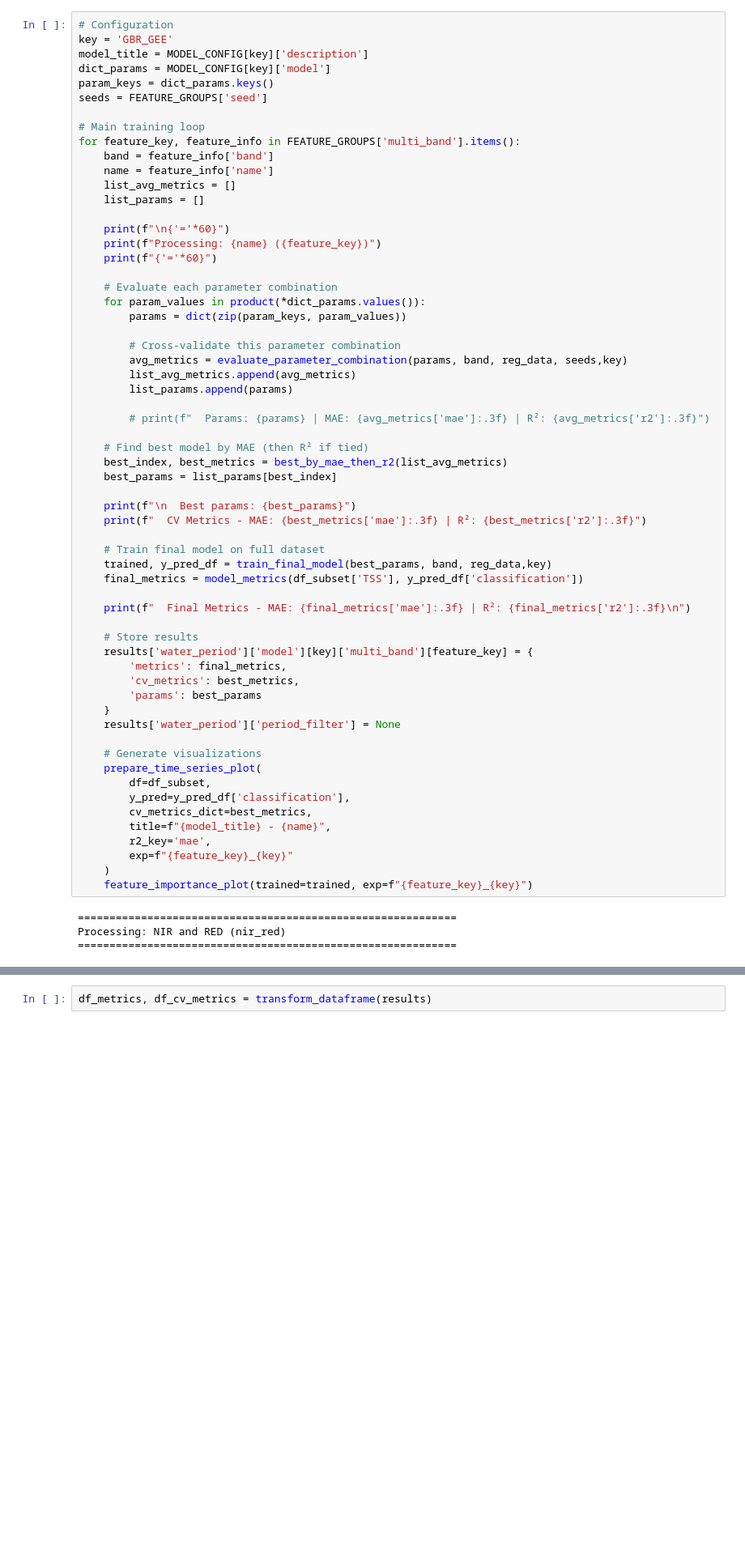
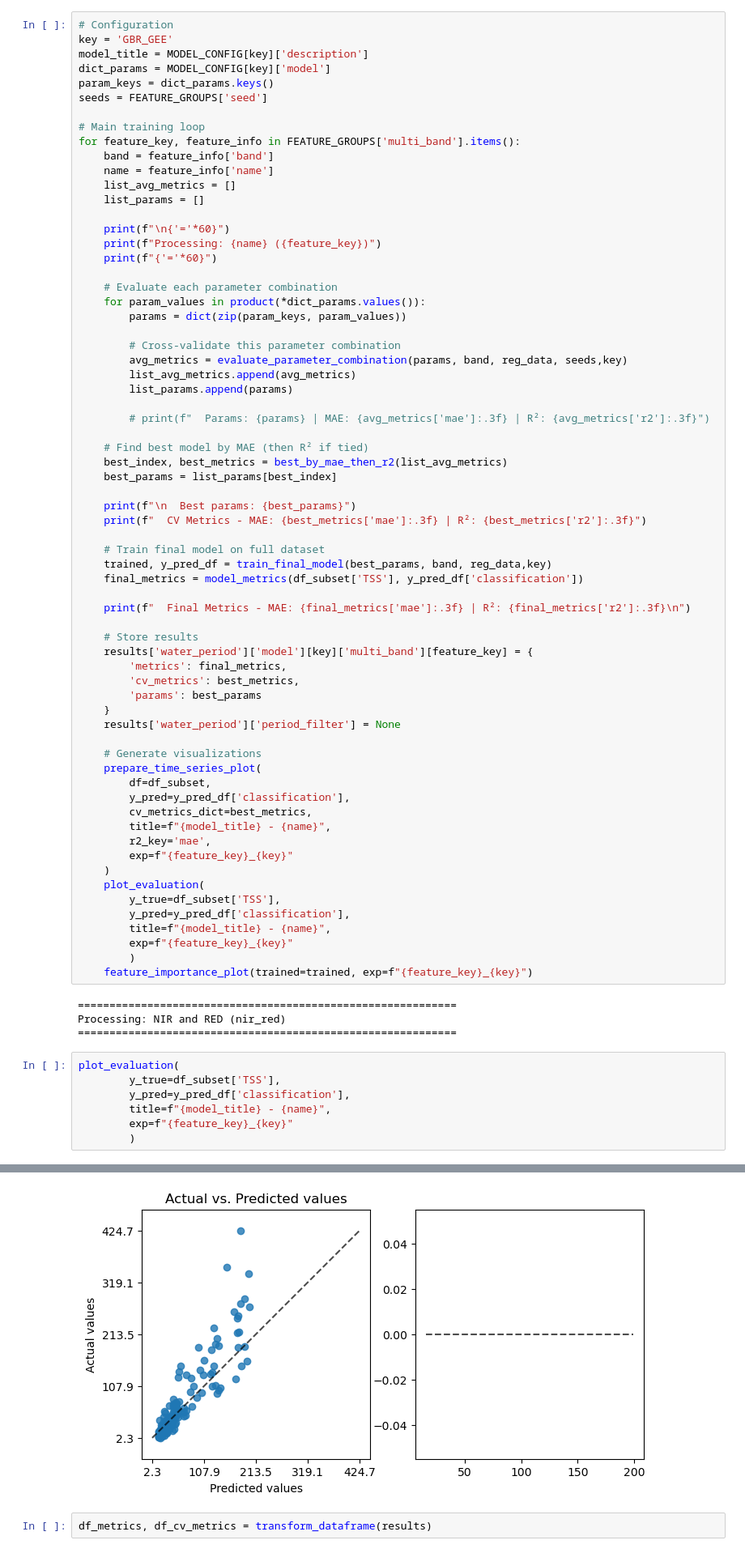
Before and after one commit to larissavaladao/time_series_curuai, a Jupyter notebook: 4.TSS_modeling/3.TSS_gee_models.ipynb, the cells around one changed output, grey strips where cells are left out. Shown at 81% size. Drawn from its saved outputs; the diff is of its cells as text; blank space fills up the shorter version.

```diff
--- a/4.TSS_modeling/3.TSS_gee_models.ipynb
+++ b/4.TSS_modeling/3.TSS_gee_models.ipynb
@@ -732,8 +808,22 @@ for feature_key, feature_info in FEATURE_GROUPS['multi_band'].items():
         r2_key='mae',
         exp=f"{feature_key}_{key}"
     )
+    plot_evaluation(
+        y_true=df_subset['TSS'],
+        y_pred=y_pred_df['classification'],
+        title=f"{model_title} - {name}",
+        exp=f"{feature_key}_{key}"
+        )
     feature_importance_plot(trained=trained, exp=f"{feature_key}_{key}")
 # %% [output]
 ============================================================
 Processing: NIR and RED (nir_red)
 ============================================================
+# %%
+plot_evaluation(
+        y_true=df_subset['TSS'],
+        y_pred=y_pred_df['classification'],
+        title=f"{model_title} - {name}",
+        exp=f"{feature_key}_{key}"
+        )
+# %% [output]
@@ -740,3 +831,4 @@ Processing: NIR and RED (nir_red)
+[figure, added]
 # %%
 df_metrics, df_cv_metrics = transform_dataframe(results)
 # %%
```
Also changed, not shown: parts of 6 cells of this notebook, 24 other files.
